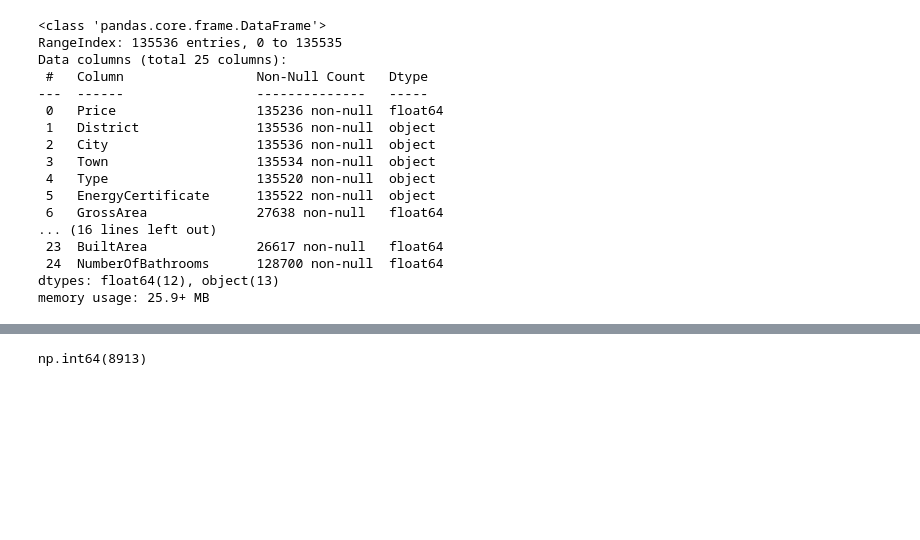
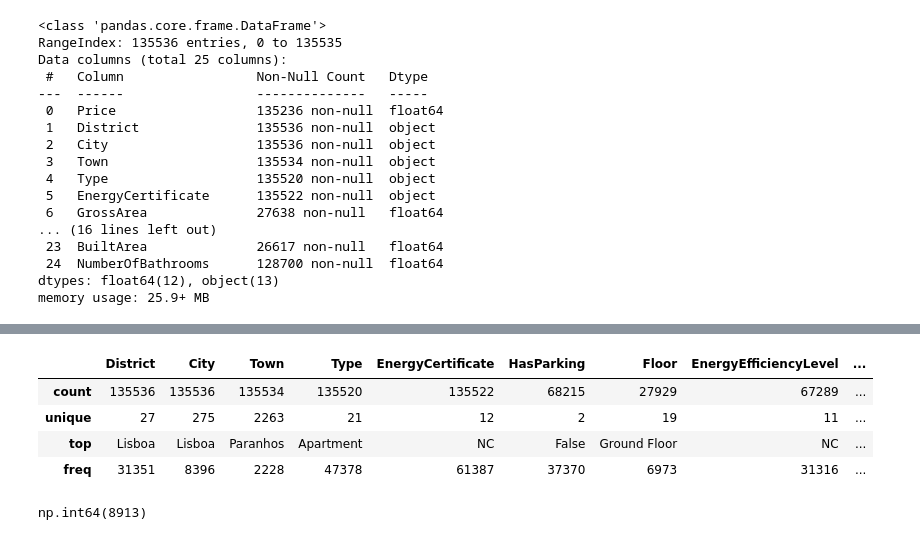
Before and after one commit to barbara-sousa-franco/MLOps_Project, a Jupyter notebook: notebooks/EDA.ipynb, the cells around one changed output, grey strips where cells are left out. Drawn from its saved outputs; the diff is of its cells as text; code cells hidden in the pictures; blank space fills up the shorter version.

```diff
--- a/notebooks/EDA.ipynb
+++ b/notebooks/EDA.ipynb
@@ -78,3 +138,7 @@ Index(['Price', 'District', 'City', 'Town', 'Type', 'EnergyCertificate',
        'NumberOfWC', 'ConservationStatus', 'LivingArea', 'LotSize',
        'BuiltArea', 'NumberOfBathrooms'],
       dtype='object')
+# %%
+categorical_features = df_train.select_dtypes(include=['object']).columns
+print("Categorical features:")
+print(categorical_features)
@@ -110,6 +190,14 @@ df_train.describe()
 | 50% | 2.100000e+05 | 1.640000e+02 | 1.590000e+02 | 0.000000 | 1994.000000 | 3.000000 | 3.000000 | 0.000000 | ... |
 | 75% | 3.950000e+05 | 2.940000e+02 | 5.000000e+02 | 1.000000 | 2009.000000 | 4.000000 | 3.000000 | 1.000000 | ... |
 | max | 1.380000e+09 | 1.275000e+07 | 6.142007e+10 | 3.000000 | 2025.000000 | 2751.000000 | 21.000000 | 59.000000 | ... |
+# %%
+df_train[categorical_features].describe()
+# %% [output]
+|  | District | City | Town | Type | EnergyCertificate | HasParking | Floor | EnergyEfficiencyLevel | ... |
+| count | 135536 | 135536 | 135534 | 135520 | 135522 | 68215 | 27929 | 67289 | ... |
+| unique | 27 | 275 | 2263 | 21 | 12 | 2 | 19 | 11 | ... |
+| top | Lisboa | Lisboa | Paranhos | Apartment | NC | False | Ground Floor | NC | ... |
+| freq | 31351 | 8396 | 2228 | 47378 | 61387 | 37370 | 6973 | 31316 | ... |
 # %%
 df_train.duplicated().sum()
 # %% [output]
```
Also changed, not shown: parts of 10 cells of this notebook.
